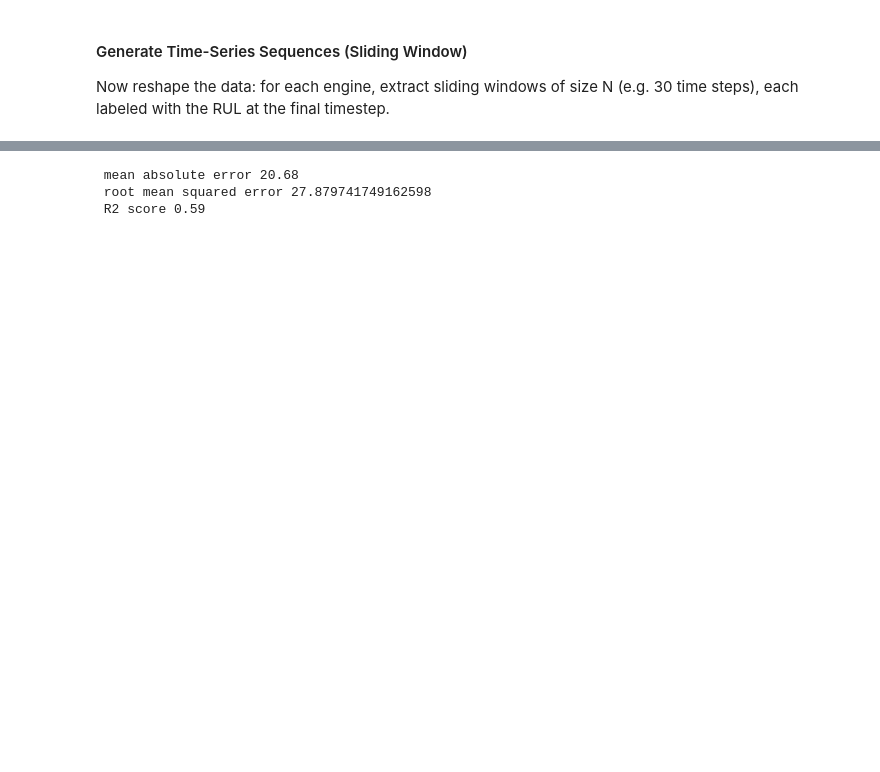
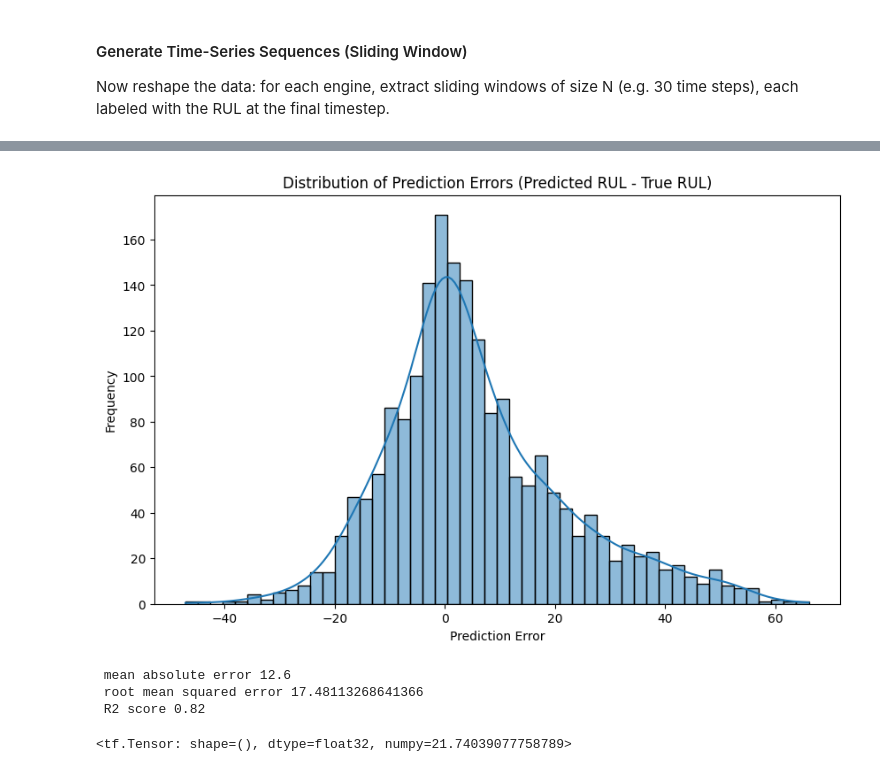
Before and after one commit to ZahYou/my_other_project, a Jupyter notebook: Nasas.ipynb, the cells around one changed output, grey strips where cells are left out. Cells and saved outputs as stored; diff of their text form; code cells hidden in the pictures; blank space fills up the shorter version.

```diff
--- a/Nasas.ipynb
+++ b/Nasas.ipynb
@@ -564,0 +433,19 @@ def build_baseline_model(input_shape):
+# %%
+# split the data by engine
+engine_ids = train_df["engine_number"].unique()
+
+# Shuffle and split by engine ID
+np.random.seed(42)
+np.random.shuffle(engine_ids)
+
+train_ids = engine_ids[:int(0.7* len(engine_ids))] # 70% train
+val_ids = engine_ids[int(0.7 * len(engine_ids)): int(0.85 * len(engine_ids))] # 15% val
+test_ids = engine_ids[int(0.85 * len(engine_ids)):] # 15% val
+# Filter DataFrames
+train_df_split = train_df[train_df["engine_number"].isin(train_ids)]
+val_df_split = train_df[train_df["engine_number"].isin(val_ids)]
+test_df_split = train_df[train_df["engine_number"].isin(test_ids)]
+# Build data
+train_ds = make_sequence_dataset_all_engines(train_df_split, feature_cols, window_size=30, batch_size=64)
+val_ds   = make_sequence_dataset_all_engines(val_df_split, feature_cols, window_size=30, batch_size=64)
+test_ds  = make_sequence_dataset_all_engines(test_df_split, feature_cols, window_size=30, batch_size=64)
@@ -628,6 +626,26 @@ y_pred = model.predict(train_ds)
 # %%
-from sklearn.metrics import mean_absolute_error, mean_squared_error, r2_score
-import math
+# y_true and y_pred for test_ds
+# Plot prediction error distribution and residuals
+
+# Get true RUL values from the test_ds
+y_true = []
+for _, labels in test_ds:
+    y_true.extend(labels.numpy())
+y_true = np.array(y_true)
+
+# Get predicted RUL values from the test_ds
+y_pred = model.predict(test_ds).flatten()
+
+# Calculate prediction errors
+errors = y_pred - y_true
+
+# Visualize Prediction Error Distribution
+plt.figure(figsize=(10, 6))
+sns.histplot(errors, bins=50, kde=True)
+plt.title('Distribution of Prediction Errors (Predicted RUL - True RUL)')
+plt.xlabel('Prediction Error')
+plt.ylabel('Frequency')
+plt.show()
 
 
 def score_func(y_true,y_pred):
@@ -639,3 +657,6 @@ def score_func(y_true,y_pred):
     print(f' mean absolute error {lst[0]}')
     print(f' root mean squared error {lst[1]}')
     print(f' R2 score {lst[2]}')
+
+score_func(y_true, y_pred)
+# %% [output]
@@ -641,0 +664,4 @@ def score_func(y_true,y_pred):
+[figure, added]
+ mean absolute error 12.6
+ root mean squared error 17.48113268641366
+ R2 score 0.82
@@ -649,6 +668,13 @@ y_true = np.array(y_true)
-# %%
-score_func(y_true, y_pred)
-# %% [output]
- mean absolute error 20.68
- root mean squared error 27.879741749162598
- R2 score 0.59
+# %%
+# asymetric loss func
+
+def asymetric_loss(y_true, y_pred):
+    y_true = tf.cast(y_true, tf.float32)
+    y_pred = tf.cast(y_pred, tf.float32)
+    error = y_pred - y_true
+    factor = tf.where(error > 0, 2.0, 1.0) # Penalisation
+    return tf.reduce_mean(factor * tf.abs(error))
+
+asymetric_loss(y_true, y_pred)
+# %% [output]
+<tf.Tensor: shape=(), dtype=float32, numpy=21.74039077758789>
```
Also changed, not shown: parts of 45 cells of this notebook.
